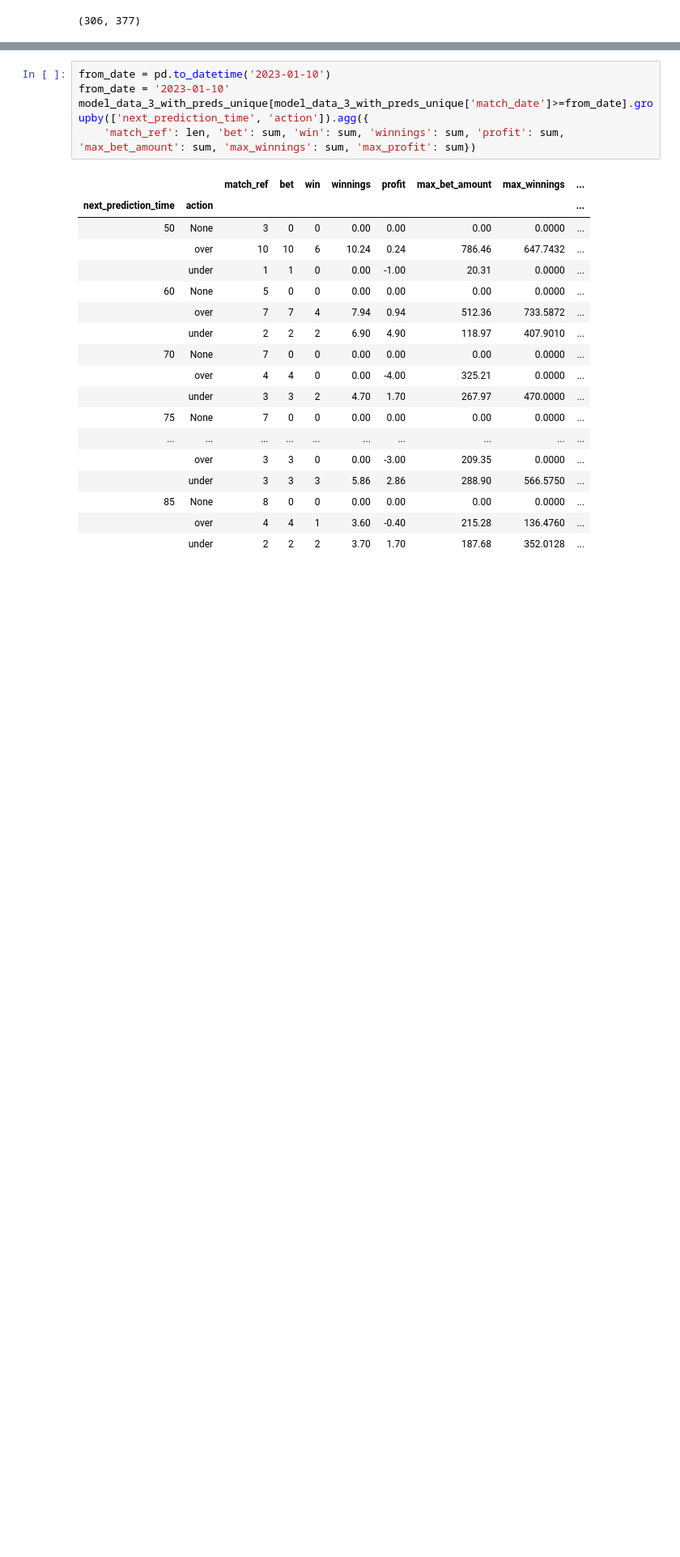
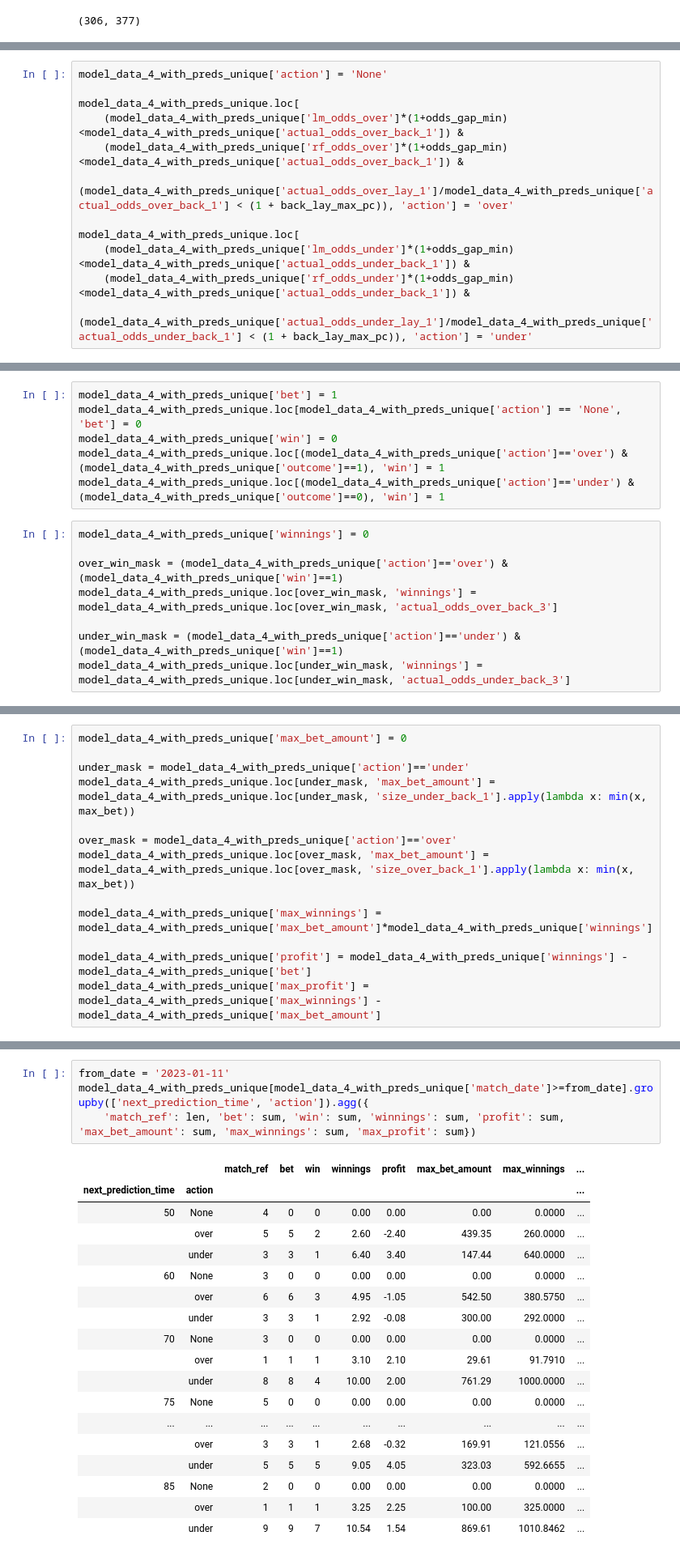
Before and after one commit to AngusMcKay/free_money, a Jupyter notebook: football/Get Previous Outcomes From Sporting Life.ipynb, the cells around one changed output, grey strips where cells are left out. Shown: that part at 81% size. Cells and saved outputs as stored; diff of their text form; blank space fills up the shorter version.

```diff
--- a/football/Get Previous Outcomes From Sporting Life.ipynb
+++ b/football/Get Previous Outcomes From Sporting Life.ipynb
@@ -422,6 +448,18 @@ model_data_3_with_preds_unique.loc[
     (model_data_3_with_preds_unique['lm_odds_under']*(1+odds_gap_min)<model_data_3_with_preds_unique['actual_odds_under_back_1']) &
     (model_data_3_with_preds_unique['rf_odds_under']*(1+odds_gap_min)<model_data_3_with_preds_unique['actual_odds_under_back_1']) &
     (model_data_3_with_preds_unique['actual_odds_under_lay_1']/model_data_3_with_preds_unique['actual_odds_under_back_1'] < (1 + back_lay_max_pc)), 'action'] = 'under'
+# %%
+model_data_4_with_preds_unique['action'] = 'None'
+
+model_data_4_with_preds_unique.loc[
+    (model_data_4_with_preds_unique['lm_odds_over']*(1+odds_gap_min)<model_data_4_with_preds_unique['actual_odds_over_back_1']) &
+    (model_data_4_with_preds_unique['rf_odds_over']*(1+odds_gap_min)<model_data_4_with_preds_unique['actual_odds_over_back_1']) &
+    (model_data_4_with_preds_unique['actual_odds_over_lay_1']/model_data_4_with_preds_unique['actual_odds_over_back_1'] < (1 + back_lay_max_pc)), 'action'] = 'over'
+
+model_data_4_with_preds_unique.loc[
+    (model_data_4_with_preds_unique['lm_odds_under']*(1+odds_gap_min)<model_data_4_with_preds_unique['actual_odds_under_back_1']) &
+    (model_data_4_with_preds_unique['rf_odds_under']*(1+odds_gap_min)<model_data_4_with_preds_unique['actual_odds_under_back_1']) &
+    (model_data_4_with_preds_unique['actual_odds_under_lay_1']/model_data_4_with_preds_unique['actual_odds_under_back_1'] < (1 + back_lay_max_pc)), 'action'] = 'under'
 # %%
 # need to add outcomes
 model_data_1_with_preds_unique['outcome'] = None
@@ -481,3 +535,17 @@ model_data_3_with_preds_unique.loc[under_win_mask, 'winnings'] = model_data_3_wi
+# %%
+model_data_4_with_preds_unique['bet'] = 1
+model_data_4_with_preds_unique.loc[model_data_4_with_preds_unique['action'] == 'None', 'bet'] = 0
+model_data_4_with_preds_unique['win'] = 0
+model_data_4_with_preds_unique.loc[(model_data_4_with_preds_unique['action']=='over') & (model_data_4_with_preds_unique['outcome']==1), 'win'] = 1
+model_data_4_with_preds_unique.loc[(model_data_4_with_preds_unique['action']=='under') & (model_data_4_with_preds_unique['outcome']==0), 'win'] = 1
+# %%
+model_data_4_with_preds_unique['winnings'] = 0
+
+over_win_mask = (model_data_4_with_preds_unique['action']=='over') & (model_data_4_with_preds_unique['win']==1)
+model_data_4_with_preds_unique.loc[over_win_mask, 'winnings'] = model_data_4_with_preds_unique.loc[over_win_mask, 'actual_odds_over_back_3']
+
+under_win_mask = (model_data_4_with_preds_unique['action']=='under') & (model_data_4_with_preds_unique['win']==1)
+model_data_4_with_preds_unique.loc[under_win_mask, 'winnings'] = model_data_4_with_preds_unique.loc[under_win_mask, 'actual_odds_under_back_3']
 # %%
 max_bet = 100
 model_data_1_with_preds_unique['max_bet_amount'] = 0
@@ -518,6 +586,19 @@ model_data_3_with_preds_unique['max_winnings'] = model_data_3_with_preds_unique[
 
 model_data_3_with_preds_unique['profit'] = model_data_3_with_preds_unique['winnings'] - model_data_3_with_preds_unique['bet']
 model_data_3_with_preds_unique['max_profit'] = model_data_3_with_preds_unique['max_winnings'] - model_data_3_with_preds_unique['max_bet_amount']
+# %%
+model_data_4_with_preds_unique['max_bet_amount'] = 0
+
+under_mask = model_data_4_with_preds_unique['action']=='under'
+model_data_4_with_preds_unique.loc[under_mask, 'max_bet_amount'] = model_data_4_with_preds_unique.loc[under_mask, 'size_under_back_1'].apply(lambda x: min(x, max_bet))
+
+over_mask = model_data_4_with_preds_unique['action']=='over'
+model_data_4_with_preds_unique.loc[over_mask, 'max_bet_amount'] = model_data_4_with_preds_unique.loc[over_mask, 'size_over_back_1'].apply(lambda x: min(x, max_bet))
+
+model_data_4_with_preds_unique['max_winnings'] = model_data_4_with_preds_unique['max_bet_amount']*model_data_4_with_preds_unique['winnings']
+
+model_data_4_with_preds_unique['profit'] = model_data_4_with_preds_unique['winnings'] - model_data_4_with_preds_unique['bet']
+model_data_4_with_preds_unique['max_profit'] = model_data_4_with_preds_unique['max_winnings'] - model_data_4_with_preds_unique['max_bet_amount']
 # %%
 model_data_1_with_preds_unique.groupby(['next_prediction_time', 'action']).agg({
     'match_ref': len, 'bet': sum, 'win': sum, 'winnings': sum, 'profit': sum, 'max_bet_amount': sum, 'max_winnings': sum, 'max_profit': sum})
@@ -587,24 +727,23 @@ model_data_3_with_preds_unique.groupby(['next_prediction_time', 'action']).agg({
 # %%
-from_date = pd.to_datetime('2023-01-10')
-from_date = '2023-01-10'
-model_data_3_with_preds_unique[model_data_3_with_preds_unique['match_date']>=from_date].groupby(['next_prediction_time', 'action']).agg({
+from_date = '2023-01-11'
+model_data_4_with_preds_unique[model_data_4_with_preds_unique['match_date']>=from_date].groupby(['next_prediction_time', 'action']).agg({
     'match_ref': len, 'bet': sum, 'win': sum, 'winnings': sum, 'profit': sum, 'max_bet_amount': sum, 'max_winnings': sum, 'max_profit': sum})
 # %% [output]
 |  |  | match_ref | bet | win | winnings | profit | max_bet_amount | max_winnings | ... |
 | next_prediction_time | action |  |  |  |  |  |  |  | ... |
-| 50 | None | 3 | 0 | 0 | 0.00 | 0.00 | 0.00 | 0.0000 | ... |
-|  | over | 10 | 10 | 6 | 10.24 | 0.24 | 786.46 | 647.7432 | ... |
-|  | under | 1 | 1 | 0 | 0.00 | -1.00 | 20.31 | 0.0000 | ... |
-| 60 | None | 5 | 0 | 0 | 0.00 | 0.00 | 0.00 | 0.0000 | ... |
-|  | over | 7 | 7 | 4 | 7.94 | 0.94 | 512.36 | 733.5872 | ... |
-|  | under | 2 | 2 | 2 | 6.90 | 4.90 | 118.97 | 407.9010 | ... |
-| 70 | None | 7 | 0 | 0 | 0.00 | 0.00 | 0.00 | 0.0000 | ... |
-|  | over | 4 | 4 | 0 | 0.00 | -4.00 | 325.21 | 0.0000 | ... |
-|  | under | 3 | 3 | 2 | 4.70 | 1.70 | 267.97 | 470.0000 | ... |
-| 75 | None | 7 | 0 | 0 | 0.00 | 0.00 | 0.00 | 0.0000 | ... |
+| 50 | None | 4 | 0 | 0 | 0.00 | 0.00 | 0.00 | 0.0000 | ... |
+|  | over | 5 | 5 | 2 | 2.60 | -2.40 | 439.35 | 260.0000 | ... |
+|  | under | 3 | 3 | 1 | 6.40 | 3.40 | 147.44 | 640.0000 | ... |
+| 60 | None | 3 | 0 | 0 | 0.00 | 0.00 | 0.00 | 0.0000 | ... |
+|  | over | 6 | 6 | 3 | 4.95 | -1.05 | 542.50 | 380.5750 | ... |
+|  | under | 3 | 3 | 1 | 2.92 | -0.08 | 300.00 | 292.0000 | ... |
+| 70 | None | 3 | 0 | 0 | 0.00 | 0.00 | 0.00 | 0.0000 | ... |
+|  | over | 1 | 1 | 1 | 3.10 | 2.10 | 29.61 | 91.7910 | ... |
+|  | under | 8 | 8 | 4 | 10.00 | 2.00 | 761.29 | 1000.0000 | ... |
+| 75 | None | 5 | 0 | 0 | 0.00 | 0.00 | 0.00 | 0.0000 | ... |
 | ... | ... | ... | ... | ... | ... | ... | ... | ... | ... |
-|  | over | 3 | 3 | 0 | 0.00 | -3.00 | 209.35 | 0.0000 | ... |
-|  | under | 3 | 3 | 3 | 5.86 | 2.86 | 288.90 | 566.5750 | ... |
-| 85 | None | 8 | 0 | 0 | 0.00 | 0.00 | 0.00 | 0.0000 | ... |
-|  | over | 4 | 4 | 1 | 3.60 | -0.40 | 215.28 | 136.4760 | ... |
-|  | under | 2 | 2 | 2 | 3.70 | 1.70 | 187.68 | 352.0128 | ... |
+|  | over | 3 | 3 | 1 | 2.68 | -0.32 | 169.91 | 121.0556 | ... |
+|  | under | 5 | 5 | 5 | 9.05 | 4.05 | 323.03 | 592.6655 | ... |
+| 85 | None | 2 | 0 | 0 | 0.00 | 0.00 | 0.00 | 0.0000 | ... |
+|  | over | 1 | 1 | 1 | 3.25 | 2.25 | 100.00 | 325.0000 | ... |
+|  | under | 9 | 9 | 7 | 10.54 | 1.54 | 869.61 | 1010.8462 | ... |
```
Also changed, not shown: parts of 67 cells of this notebook, 2 other files.
